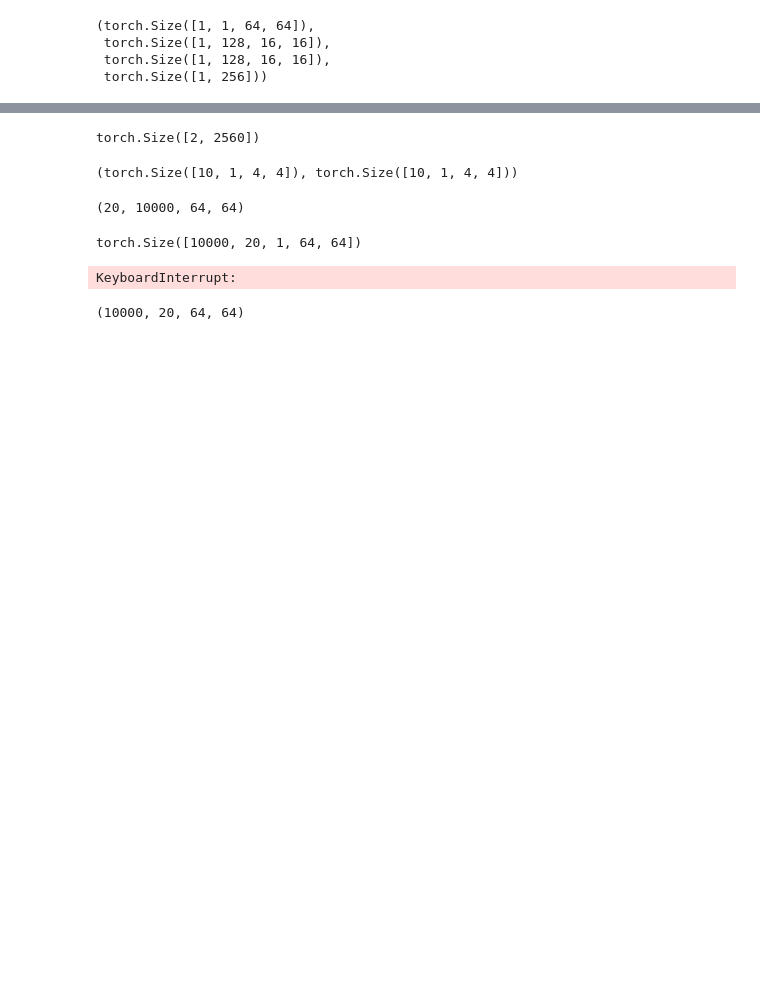
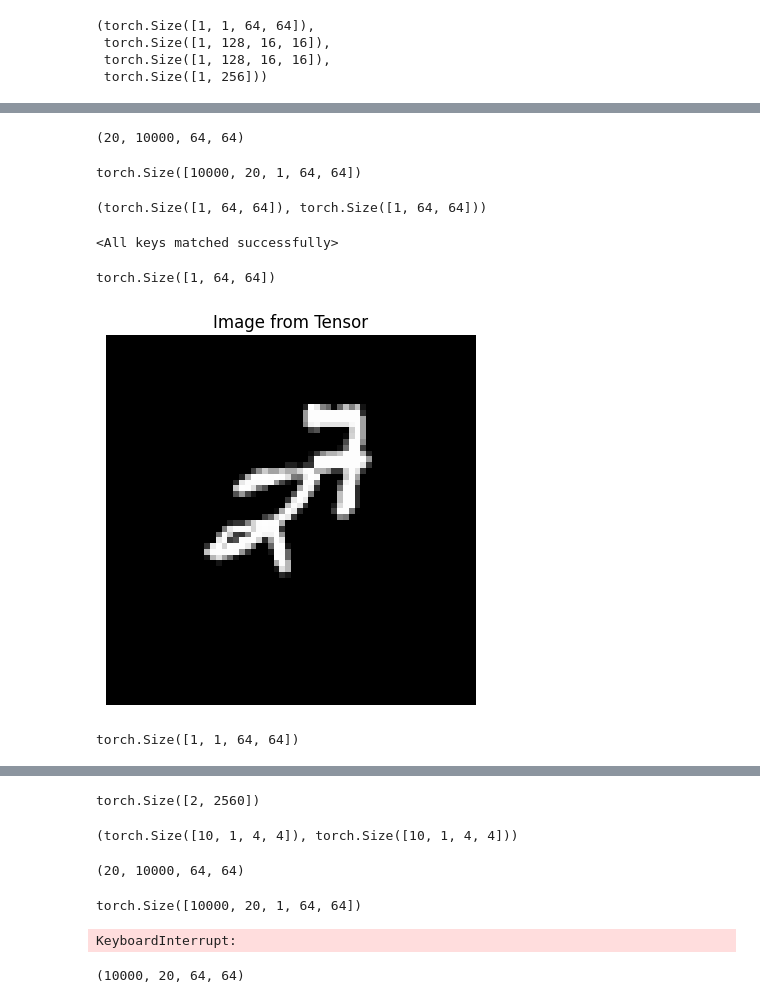
Before and after one commit to Ishushan02/Video-Generation-Flowing-MNIST, a Jupyter notebook: model-4-VQVAE.ipynb, the cells around one changed output, grey strips where cells are left out. Drawn from its saved outputs; the diff is of its cells as text; code cells hidden in the pictures; blank space fills up the shorter version.

```diff
--- a/model-4-VQVAE.ipynb
+++ b/model-4-VQVAE.ipynb
@@ -177,0 +178,31 @@ lsFn.item()
+# %%
+data = np.load("data/MovingMNIST/mnist_test_seq.npy")
+print(data.shape)
+data = np.transpose(data, (1, 0, 2, 3))
+data = torch.from_numpy(data)
+data = data.unsqueeze(2)
+data.shape
+# %% [output]
+(20, 10000, 64, 64)
+torch.Size([10000, 20, 1, 64, 64])
+# %%
+class MakeFrameDataset(Dataset):
+    def __init__(self, video, input_length=10, output_length=10):
+        super().__init__()
+        num_videos, num_frames, C, H, W = video.shape
+        self.frames = video.reshape(-1, C, H, W)
+
+
+    def __len__(self):
+        return self.frames.shape[0]
+
+    def __getitem__(self, idx):
+        frame = self.frames[idx]
+        return frame, frame
+
+test = torch.randn(32, 20, 1, 64, 64)
+out = MakeFrameDataset(test)
+x, y = out.__getitem__(0)
+x.shape, y.shape
+# %% [output]
+(torch.Size([1, 64, 64]), torch.Size([1, 64, 64]))
@@ -177,0 +251,26 @@ lsFn.item()
+# %%
+modelValA = torch.load("./model/VQVAE/vqvae.pt", map_location=torch.device('cpu'))
+modelA.load_state_dict(modelValA)
+# %% [output]
+<All keys matched successfully>
+# %%
+data[0, 0, ...].shape
+# %% [output]
+torch.Size([1, 64, 64])
+# %%
+# test_image = torch.randn(1, 1, 64, 64)
+temp_image = data[0, 10, ...].squeeze()
+image_np = temp_image.numpy().astype(np.uint8)
+image = Image.fromarray(image_np, mode='L')
+
+plt.imshow(image, cmap='gray')
+plt.axis('off')
+plt.title("Image from Tensor")
+plt.show()
+# %% [output]
+[figure, added]
+# %%
+test_data = data[0, 10, ...].unsqueeze(0)/255.0
+test_data.shape
+# %% [output]
+torch.Size([1, 1, 64, 64])
```
Also changed, not shown: parts of 7 cells of this notebook, 1 other file.
